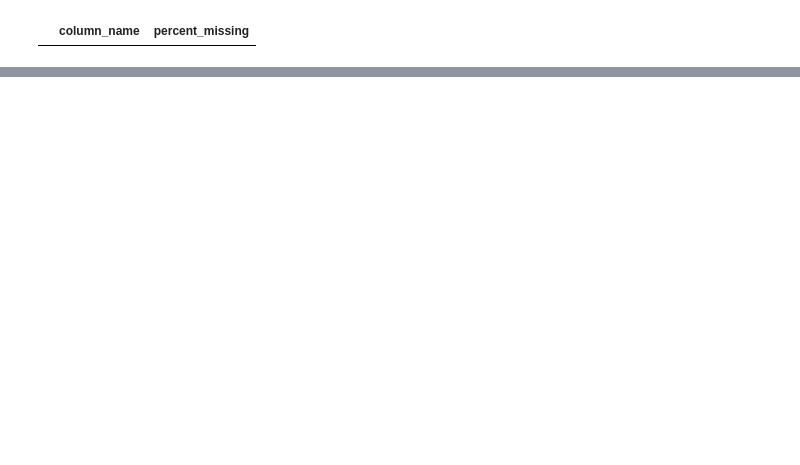
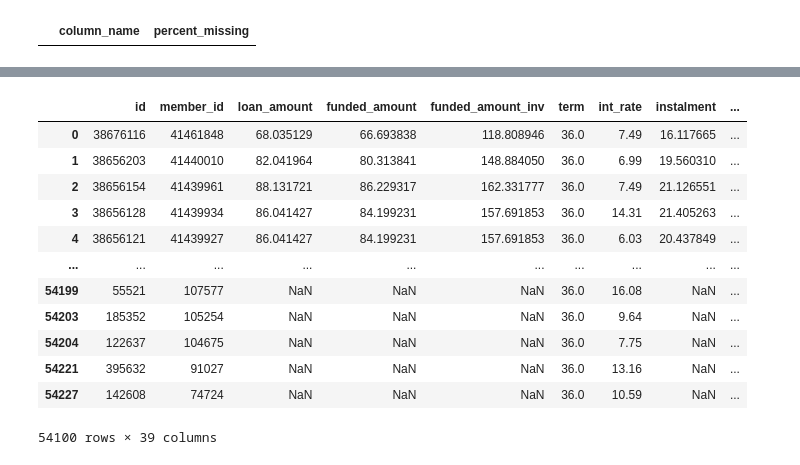
Before and after one commit to hameed0380/EDA-Customer-Loans, a Jupyter notebook: main.ipynb, the cells around one changed output, grey strips where cells are left out. Saved outputs shown, nothing was run; the diff lists cells and outputs as text; code cells hidden in the pictures; blank space fills up the shorter version.

Commit message:
Added skews and transformations

```diff
--- a/main.ipynb
+++ b/main.ipynb
@@ -308,0 +466,21 @@ df_info.get_missing_values()
+# %%
+# skew_df = transformed_df.skew(numeric_only=True).to_frame().reset_index()
+# skew_df = skew_df.loc[abs(skew_df[0]) >= 1]
+# skew_df
+#df.info()
+df['annual_inc'].head(20)
+df
+# %% [output]
+|  | id | member_id | loan_amount | funded_amount | funded_amount_inv | term | int_rate | instalment | ... |
+| 0 | 38676116 | 41461848 | 68.035129 | 66.693838 | 118.808946 | 36.0 | 7.49 | 16.117665 | ... |
+| 1 | 38656203 | 41440010 | 82.041964 | 80.313841 | 148.884050 | 36.0 | 6.99 | 19.560310 | ... |
+| 2 | 38656154 | 41439961 | 88.131721 | 86.229317 | 162.331777 | 36.0 | 7.49 | 21.126551 | ... |
+| 3 | 38656128 | 41439934 | 86.041427 | 84.199231 | 157.691853 | 36.0 | 14.31 | 21.405263 | ... |
+| 4 | 38656121 | 41439927 | 86.041427 | 84.199231 | 157.691853 | 36.0 | 6.03 | 20.437849 | ... |
+| ... | ... | ... | ... | ... | ... | ... | ... | ... | ... |
+| 54199 | 55521 | 107577 | NaN | NaN | NaN | 36.0 | 16.08 | NaN | ... |
+| 54203 | 185352 | 105254 | NaN | NaN | NaN | 36.0 | 9.64 | NaN | ... |
+| 54204 | 122637 | 104675 | NaN | NaN | NaN | 36.0 | 7.75 | NaN | ... |
+| 54221 | 395632 | 91027 | NaN | NaN | NaN | 36.0 | 13.16 | NaN | ... |
+| 54227 | 142608 | 74724 | NaN | NaN | NaN | 36.0 | 10.59 | NaN | ... |
+54100 rows × 39 columns
```
Also changed, not shown: parts of 21 cells of this notebook, 2 other files.
